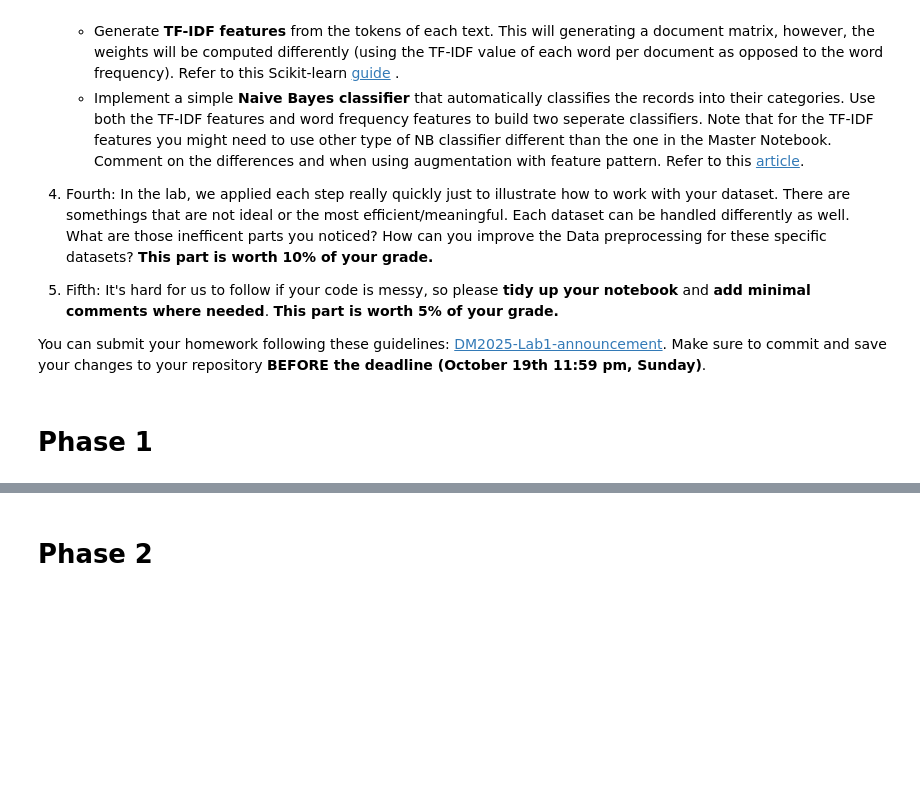
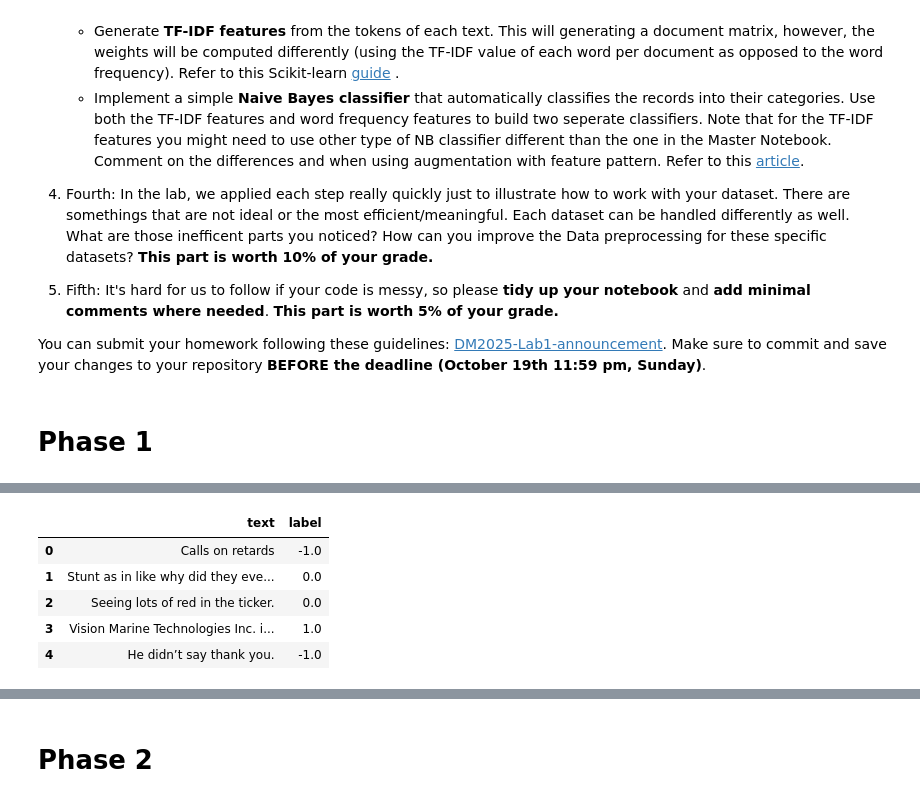
Before and after one commit to CedricCVT/DM2025-Lab1-Exercise, a Jupyter notebook: DM2025-Lab1-Homework.ipynb, the cells around one changed output, grey strips where cells are left out. Cells and saved outputs as stored; diff of their text form; code cells hidden in the pictures; blank space fills up the shorter version.

```diff
--- a/DM2025-Lab1-Homework.ipynb
+++ b/DM2025-Lab1-Homework.ipynb
@@ -62,0 +107,12 @@ You can submit your homework following these guidelines: [DM2025-Lab1-announceme
+# %%
+# we are just going to keep the text, and the label. (we assume we can skip the title as more data will be in the text, and that sonetimes the title of reddit post can be ironic)
+
+df=df[['text', 'label']]
+df.head()
+# %% [output]
+|  | text | label |
+| 0 | Calls on retards | -1.0 |
+| 1 | Stunt as in like why did they eve... | 0.0 |
+| 2 | Seeing lots of red in the ticker. | 0.0 |
+| 3 | Vision Marine Technologies Inc. i... | 1.0 |
+| 4 | He didn’t say thank you. | -1.0 |
```
Also changed, not shown: parts of 8 cells of this notebook, 1 other file.
